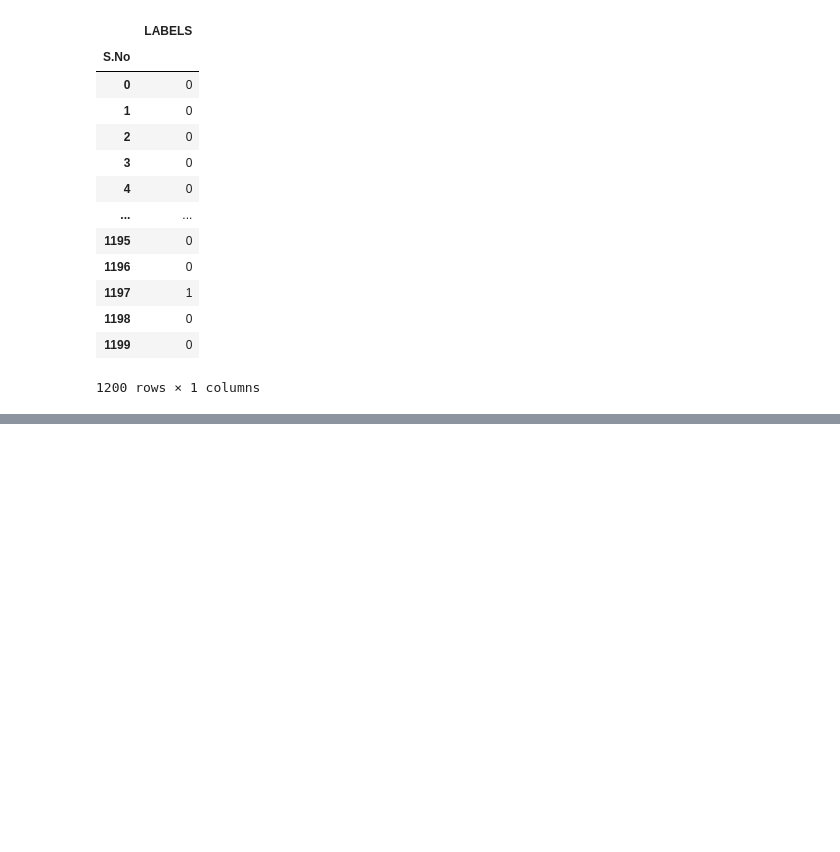
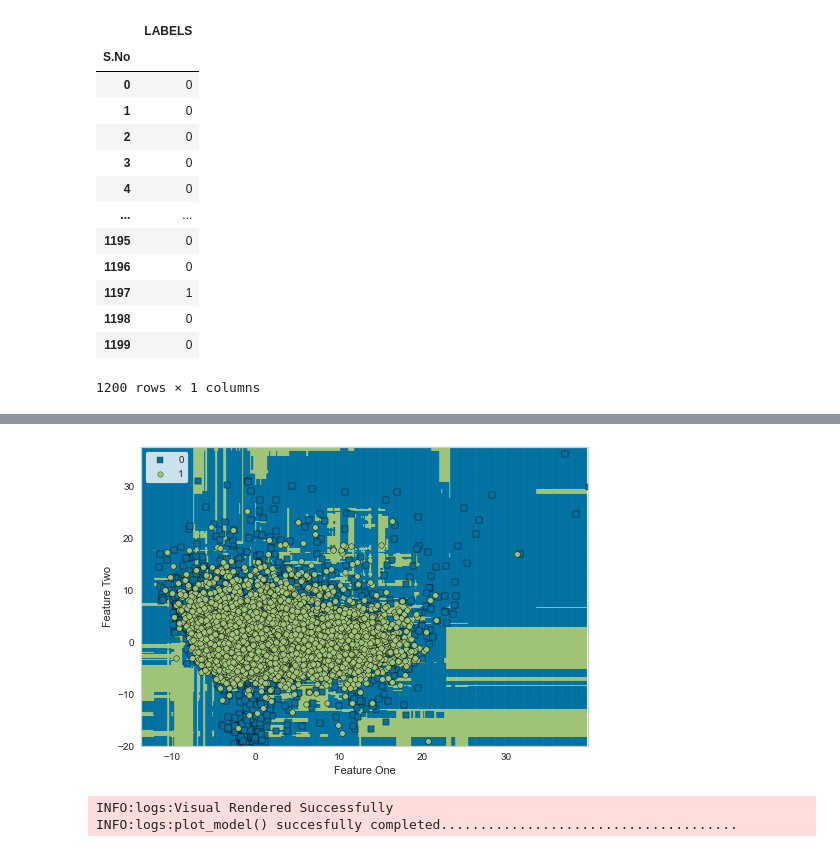
Before and after one commit to Etrama/IFT6390_Crop_Harvest, a Jupyter notebook: CropHarvest_PyCaret.ipynb, the cells around one changed output, grey strips where cells are left out. Cells and saved outputs as stored; diff of their text form; code cells hidden in the pictures; blank space fills up the shorter version.

```diff
--- a/CropHarvest_PyCaret.ipynb
+++ b/CropHarvest_PyCaret.ipynb
@@ -725,0 +749,7 @@ predictions_tuned_rf.to_csv(r"./predictions_submit/PyCaret_tuned_RF.csv")
+# %%
+# Decision Boundary
+plot_model(tuned_rf, plot = 'boundary')
+# %% [output]
+[figure, added]
+INFO:logs:Visual Rendered Successfully
+INFO:logs:plot_model() succesfully completed......................................
```
Also changed, not shown: parts of 11 cells of this notebook, 1 other file.
